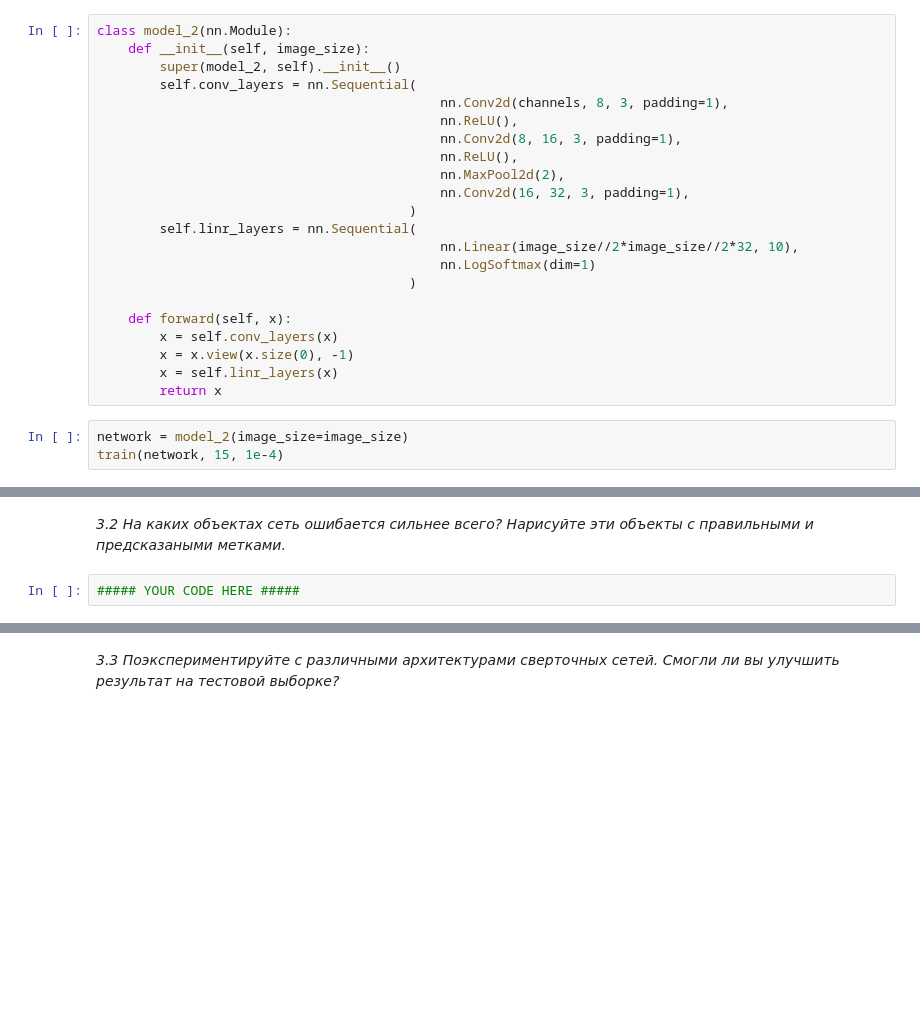
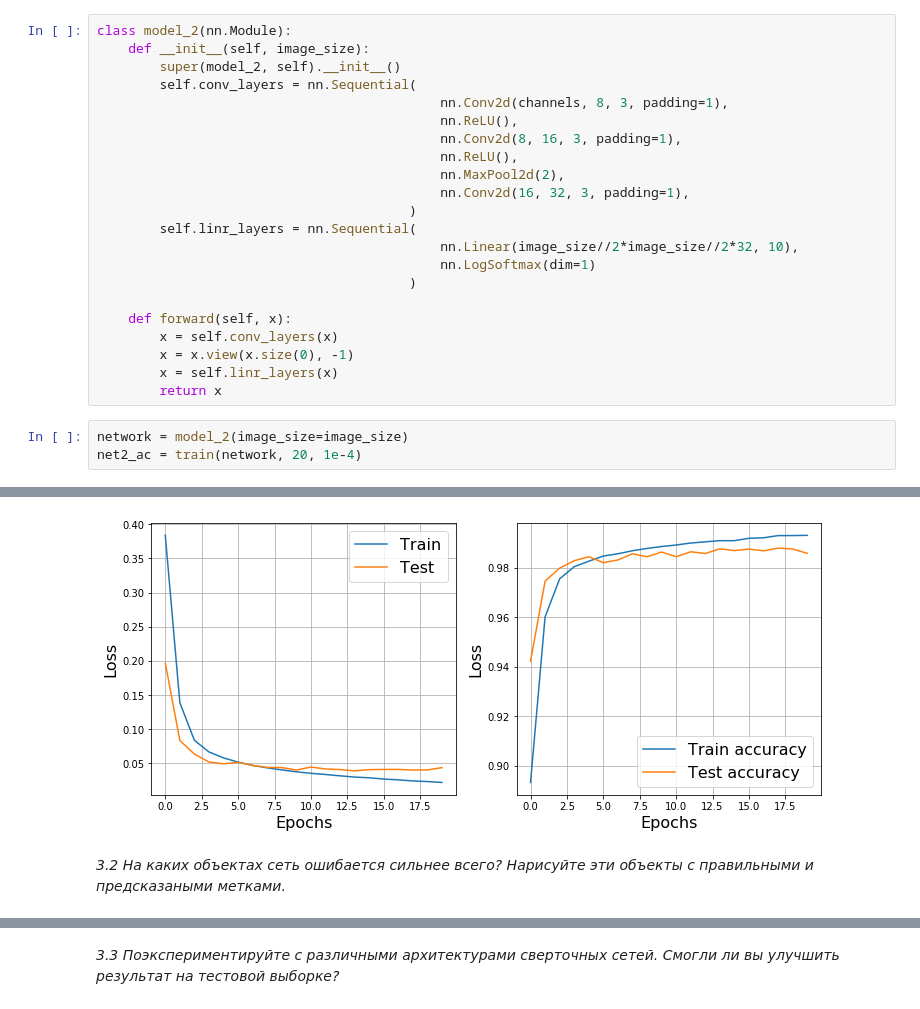
Before and after one commit to Osanyin-Taiwo-30/Neural-networks, a Jupyter notebook: seminar_04/[SOLVED] Practice task 4, CNN.ipynb, the cells around one changed output, grey strips where cells are left out. Drawn from its saved outputs; the diff is of its cells as text; blank space fills up the shorter version.

```diff
--- a/seminar_04/[SOLVED] Practice task 4, CNN.ipynb
+++ b/seminar_04/[SOLVED] Practice task 4, CNN.ipynb
@@ -394,4 +410,5 @@ class model_2(nn.Module):
         return x
 # %%
 network = model_2(image_size=image_size)
-train(network, 15, 1e-4)
+net2_ac = train(network, 20, 1e-4)
+# %% [output]
@@ -398,4 +416,3 @@ train(network, 15, 1e-4)
+[figure, added]
 # %% [markdown]
 <i>3.2 На каких объектах сеть ошибается сильнее всего? Нарисуйте эти объекты с правильными и предсказаными метками.</i>
-# %%
-##### YOUR CODE HERE #####
```
Also changed, not shown: parts of 20 cells of this notebook.
